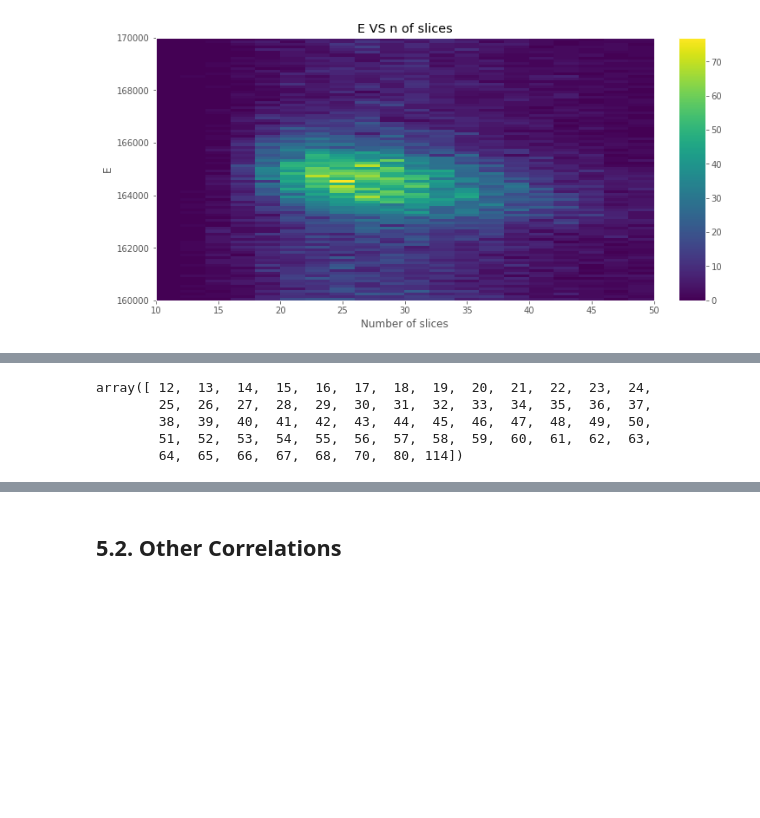
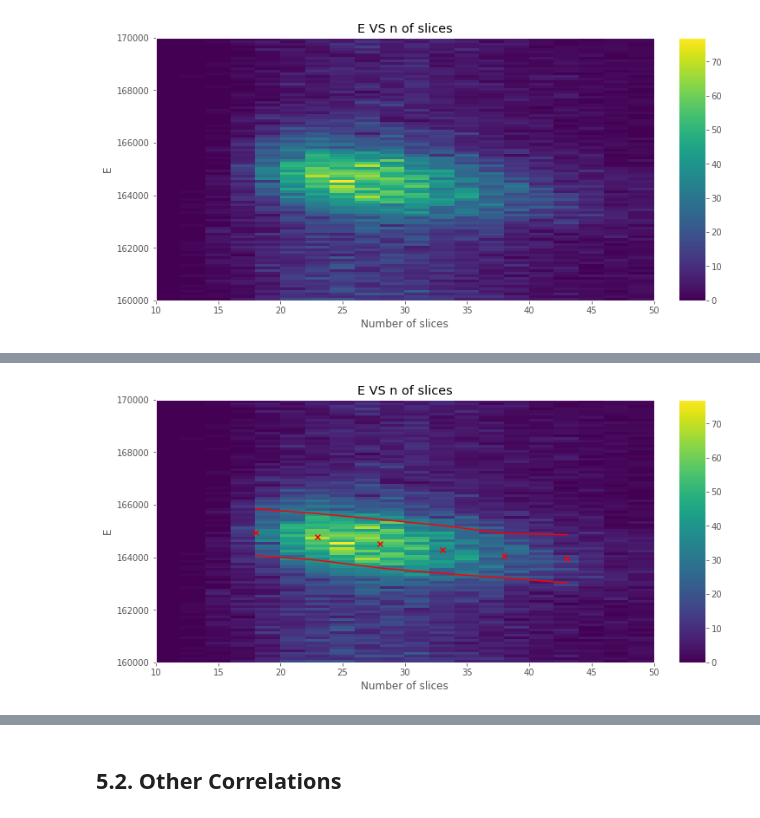
Before and after one commit to jahernando/CsThNB, a Jupyter notebook: temp/Cs_corrected_pmaps_analysis.ipynb, the cells around one changed output, grey strips where cells are left out. Saved outputs shown, nothing was run; the diff lists cells and outputs as text; code cells hidden in the pictures; blank space fills up the shorter version.

```diff
--- a/temp/Cs_corrected_pmaps_analysis.ipynb
+++ b/temp/Cs_corrected_pmaps_analysis.ipynb
@@ -209,8 +203,18 @@ for nslices in nslices_merged:
-# %%
-nslices
-# %% [output]
-array([ 12,  13,  14,  15,  16,  17,  18,  19,  20,  21,  22,  23,  24,
-        25,  26,  27,  28,  29,  30,  31,  32,  33,  34,  35,  36,  37,
-        38,  39,  40,  41,  42,  43,  44,  45,  46,  47,  48,  49,  50,
-        51,  52,  53,  54,  55,  56,  57,  58,  59,  60,  61,  62,  63,
-        64,  65,  66,  67,  68,  70,  80, 114])
+# %%
+fig_enslices = plt.figure(constrained_layout=True)
+
+gs_enslices = gridspec.GridSpec(1, 1, figure=fig_enslices)
+
+ax_enslices = fig_enslices.add_subplot(gs_enslices[0, 0])
+hist_enslices = ax_enslices.hist2d(df['nslices'], df['e'] , bins=[.2*nbins, nbins], range=((10, 50),(Emin, Emax)));
+ax_enslices.set_xlabel('Number of slices');
+ax_enslices.set_ylabel('E');
+ax_enslices.set_title('E VS n of slices');
+cbar_enslices = fig_e.colorbar(hist_enslices[3], ax = ax_enslices)
+
+ax_enslices.scatter(profile['nslices'], profile['Eph'], marker='x', color='r');
+
+ax_enslices.plot(profile['nslices'], profile['Eph'] + profile['sig'], color='r');
+ax_enslices.plot(profile['nslices'], profile['Eph'] - profile['sig'], color='r');
+# %% [output]
+[figure, added]
```
Also changed, not shown: parts of 22 cells of this notebook.
